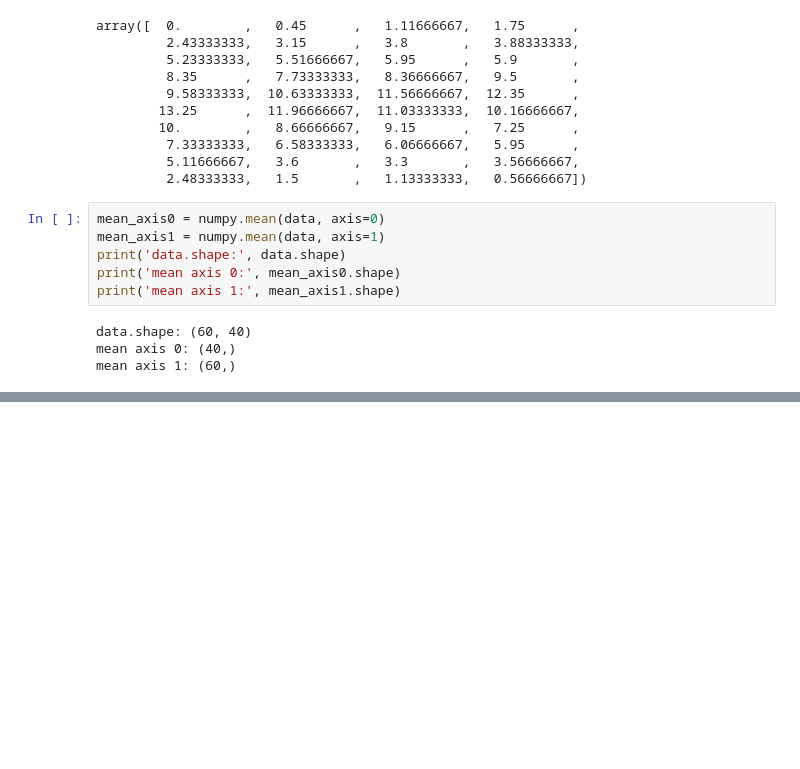
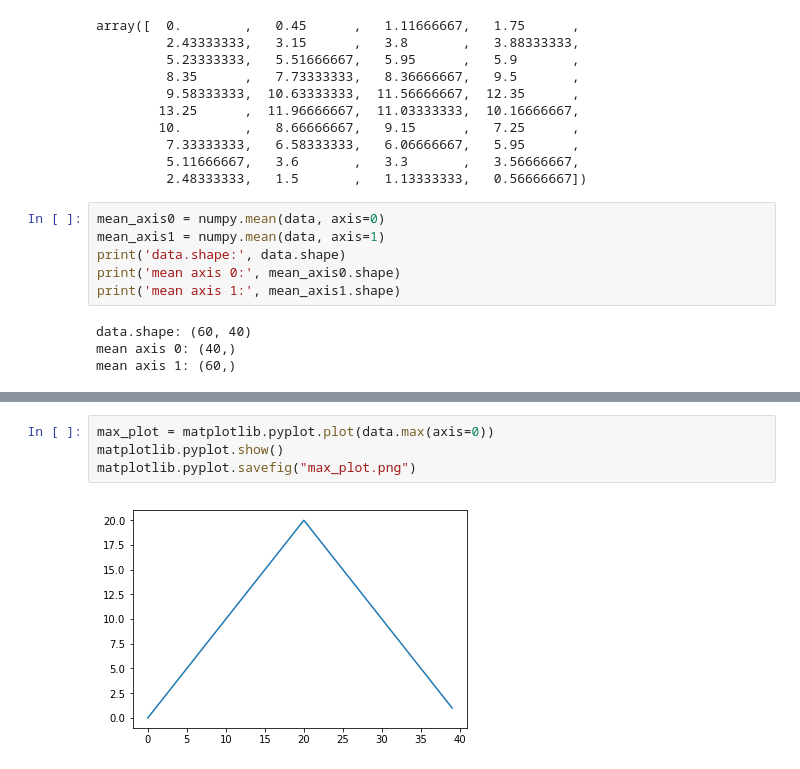
Before and after one commit to eugriner/python-novice-inflammation, a Jupyter notebook: data/Lesson1.ipynb, the cells around one changed output, grey strips where cells are left out. Drawn from its saved outputs; the diff is of its cells as text; blank space fills up the shorter version.

```diff
--- a/data/Lesson1.ipynb
+++ b/data/Lesson1.ipynb
@@ -287,0 +311,6 @@ mean axis 1: (60,)
+# %%
+max_plot = matplotlib.pyplot.plot(data.max(axis=0))
+matplotlib.pyplot.show()
+matplotlib.pyplot.savefig("max_plot.png")
+# %% [output]
+[figure, added]
```
Also changed, not shown: parts of 8 cells of this notebook, 3 other files.
